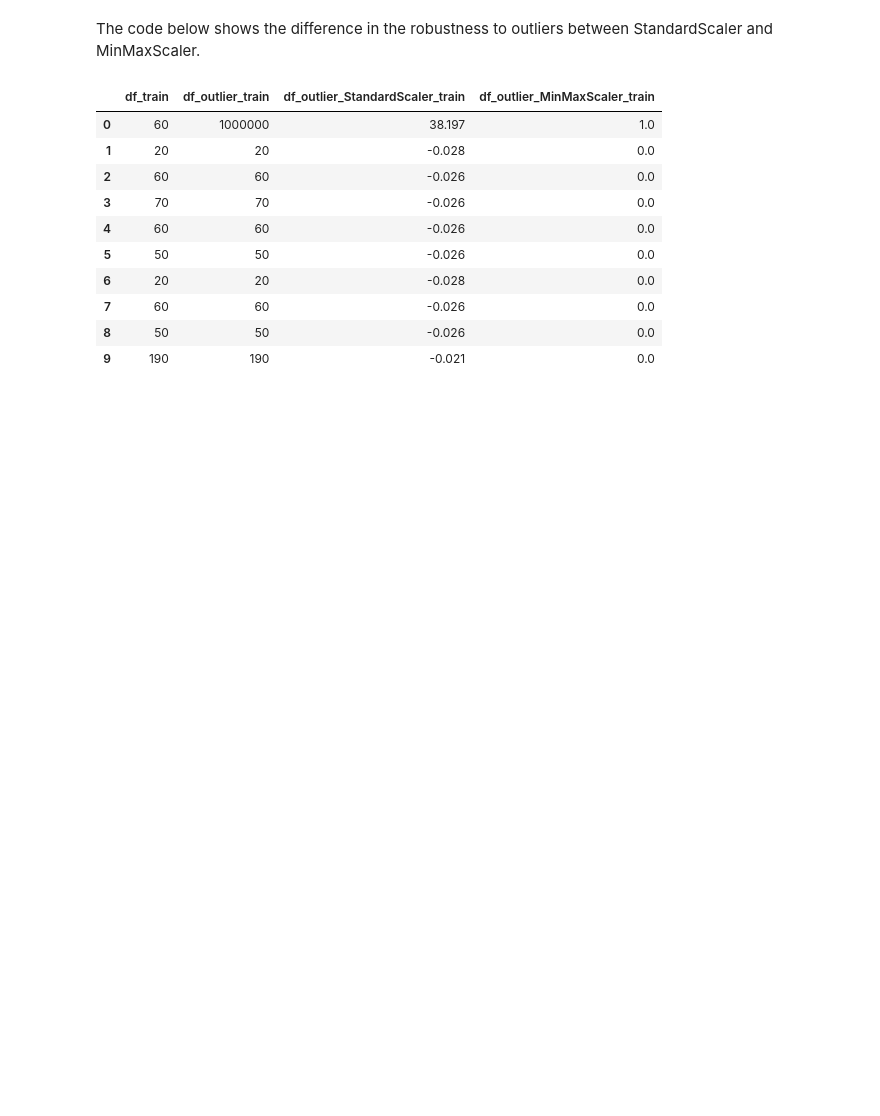
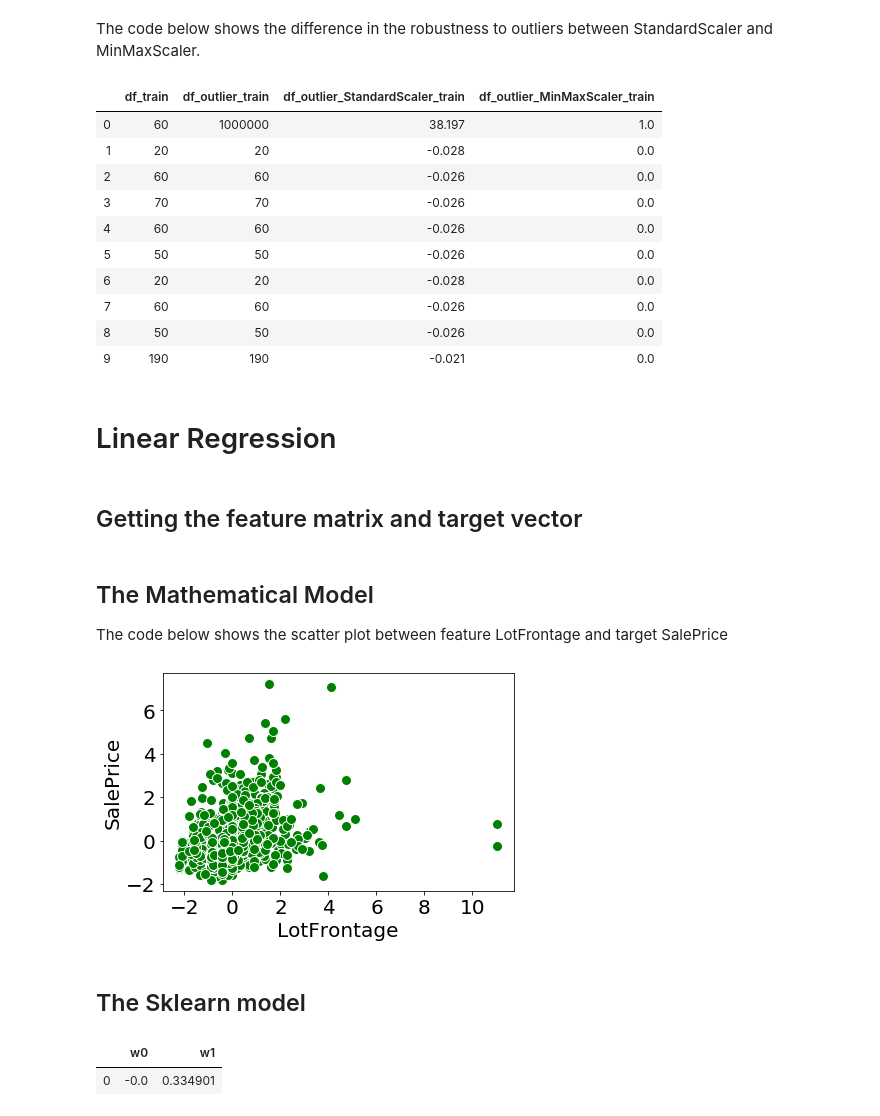
Before and after one commit to nehat312/teaching, a Jupyter notebook: gwu/machine_learning_I/spring_2020/case_study/case_study_1/case_study_1.ipynb, the cells around one changed output. Drawn from its saved outputs; the diff is of its cells as text; code cells hidden in the pictures; blank space fills up the shorter version.

```diff
--- a/gwu/machine_learning_I/spring_2020/case_study/case_study_1/case_study_1.ipynb
+++ b/gwu/machine_learning_I/spring_2020/case_study/case_study_1/case_study_1.ipynb
@@ -523,3 +521,40 @@ round(df_outlier_ss_mms_train.head(10), 3)
 | 7 | 60 | 60 | -0.026 | 0.0 |
 | 8 | 50 | 50 | -0.026 | 0.0 |
 | 9 | 190 | 190 | -0.021 | 0.0 |
+# %% [markdown]
+# Linear Regression
+# %% [markdown]
+## Getting the feature matrix and target vector
+# %%
+# Get the feature matrix
+X_train = df_ss_train[np.setdiff1d(df_ss_train.columns, [target])]
+X_test = df_ss_test[np.setdiff1d(df_ss_test.columns, [target])]
+
+# Get the target vector
+y_train = df_ss_train[target]
+# %% [markdown]
+## The Mathematical Model
+The code below shows the scatter plot between feature LotFrontage and target SalePrice
+# %%
+%matplotlib inline
+import matplotlib.pyplot as plt
+
+# The scatter plot between LotFrontage and SalePrice
+plt.scatter(X_train[['LotFrontage']], y_train, color='green', edgecolor='white', s=100)
+
+# Set x-axis
+plt.xlabel('LotFrontage', fontsize=20)
+plt.xticks(fontsize=20)
+
+# Set y-axis
+plt.ylabel(target, fontsize=20)
+plt.yticks(fontsize=20)
+
+# Save and show the figure
+plt.tight_layout()
+plt.savefig('./figure/scatter_plot_LotFrontage_SalePrice.pdf')
+plt.show()
+# %% [output]
+[figure, added]
+# %% [markdown]
+## The Sklearn model
@@ -525,0 +572,6 @@ round(df_outlier_ss_mms_train.head(10), 3)
+# %%
+# Print the intercept (w0) and coefficient (w1) of the trained model
+round(pd.DataFrame([[lr.intercept_, lr.coef_[0]]], columns=['w0', 'w1']), 9)
+# %% [output]
+|  | w0 | w1 |
+| 0 | -0.0 | 0.334901 |
```
Also changed, not shown: parts of 36 cells of this notebook, 2 other files.
